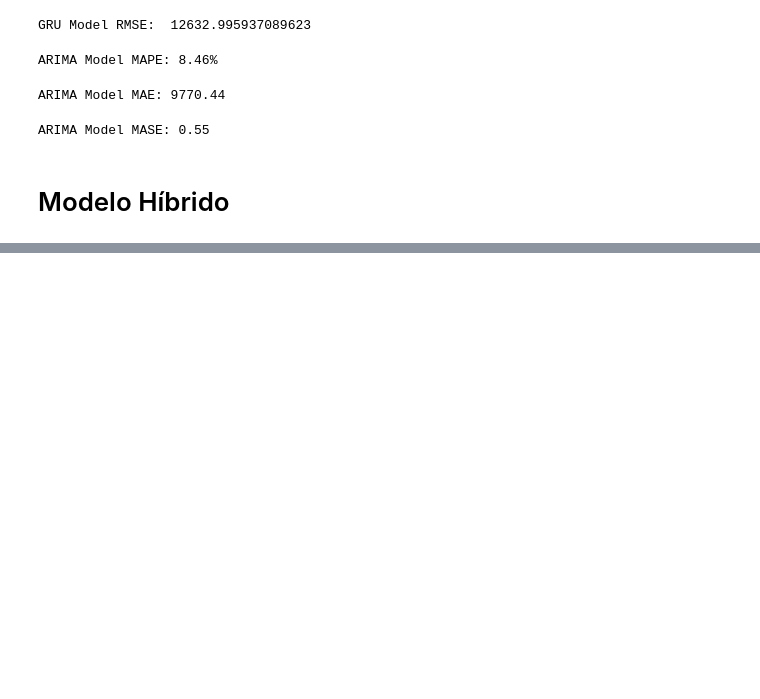
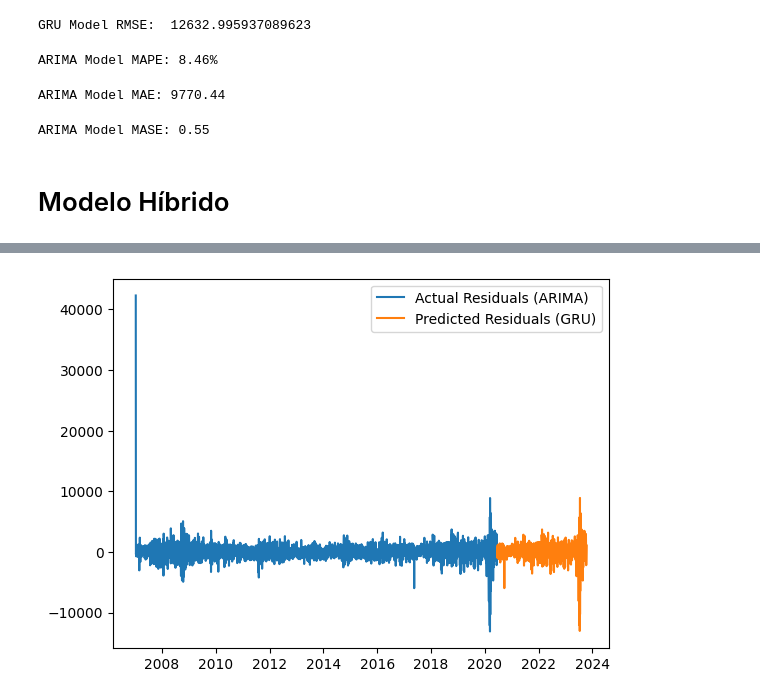
Before and after one commit to marreapato/Forecasting-BVSP-Deep-Learning, a Jupyter notebook: Aplicação_Auto_Arima.ipynb, the cells around one changed output, grey strips where cells are left out. Cells and saved outputs as stored; diff of their text form; code cells hidden in the pictures; blank space fills up the shorter version.

```diff
--- a/Aplicação_Auto_Arima.ipynb
+++ b/Aplicação_Auto_Arima.ipynb
@@ -194 +194,34 @@ Epoch 50/50
 [figure]
+# %%
+# Get the residuals from the ARIMA model
+residuals_arima = model.resid()
+
+# Normalize the residuals
+scaler = MinMaxScaler(feature_range=(0, 1))
+residuals_arima_normalized = scaler.fit_transform(residuals_arima.values.reshape(-1, 1))
+
+# Build a GRU model
+model_gru = Sequential()
+model_gru.add(GRU(units=50, return_sequences=True, input_shape=(residuals_arima_normalized.shape[1], 1)))
+model_gru.add(GRU(units=50))
+model_gru.add(Dense(units=1))
+model_gru.compile(optimizer='adam', loss='mean_squared_error')
+
+# Reshape the data for GRU input
+X_train = np.reshape(residuals_arima_normalized, (len(residuals_arima_normalized), 1, 1))
+y_train = np.reshape(residuals_arima_normalized, (len(residuals_arima_normalized), 1))
+
+# Train the GRU model
+model_gru.fit(X_train, y_train, epochs=300, batch_size=64)
+
+# Predict the residuals using the GRU model
+X_test = np.reshape(residuals_arima_normalized[-len(test):], (len(test), 1, 1))
+residuals_gru_normalized = model_gru.predict(X_test)
+residuals_gru = scaler.inverse_transform(residuals_gru_normalized)
+
+# Plot the actual residuals and predicted residuals
+plt.plot(residuals_arima.index, residuals_arima.values, label='Actual Residuals (ARIMA)')
+plt.plot(test.index, residuals_gru, label='Predicted Residuals (GRU)')
+plt.legend()
+plt.show()
+# %% [output]
@@ -195,2 +245,3 @@ Epoch 50/50
+[figure, added]
 # %%
 test['Forecast Hybrid'] = test['forecast'].values+np.hstack(residuals_lstm)
```
Also changed, not shown: parts of 8 cells of this notebook.
